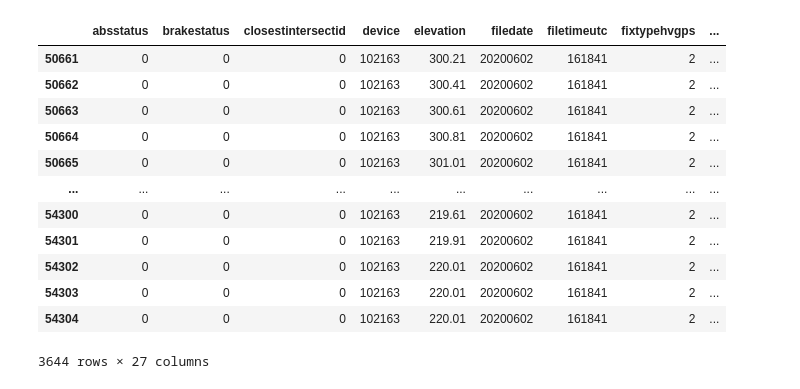
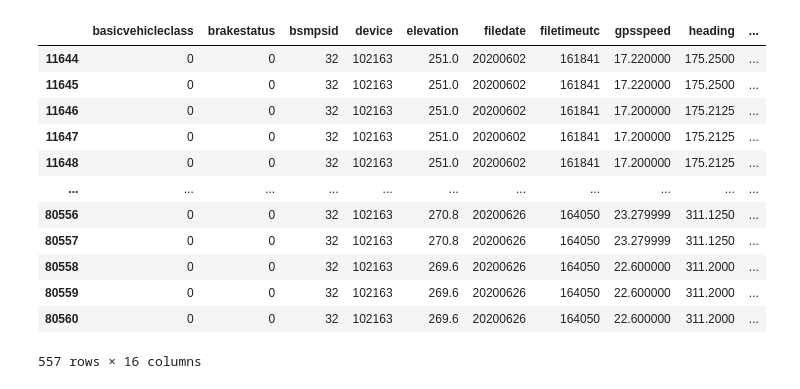
Before and after one commit to aglucky/HACK_IO_21, a Jupyter notebook: Data Stuff/Data Play.ipynb, the cells around one changed output. Saved outputs shown, nothing was run; the diff lists cells and outputs as text; code cells hidden in the pictures.

```diff
--- a/Data Stuff/Data Play.ipynb
+++ b/Data Stuff/Data Play.ipynb
@@ -36,36 +55,36 @@ summary_sample.loc[summary_sample['numwarnings'] >0]
 # %%
 trips_rvbsm = []
 trips_spat = []
 trips_host = []
 #Get device values for summary with numwarnings > 0 and assign to test row
 for index, row in summary_sample.loc[summary_sample['numwarnings'] > 0].iterrows():
     #Get all rows from each dataframe with same device value as test_row
     rvbsm_trip = rvbsm_sample.loc[rvbsm_sample['device'] == row['device']]
     spat_trip = spat_sample.loc[spat_sample['device'] == row['device']]
     host_trip = host_sample.loc[host_sample['device'] == row['device']]
 
     trips_rvbsm.append(rvbsm_trip)
     trips_spat.append(spat_trip)
     trips_host.append(host_trip)
 
 # print(len(trips_spat))
 # print(len(trips_rvbsm))
 # print(len(trips_host))
 
-trips_host[1]
-# trips_rvbsm[1]
+# trips_host[1]
+trips_rvbsm[1]
 # trips_spat[1]
 # %% [output]
-|  | absstatus | brakestatus | closestintersectid | device | elevation | filedate | filetimeutc | fixtypehvgps | ... |
-| 50661 | 0 | 0 | 0 | 102163 | 300.21 | 20200602 | 161841 | 2 | ... |
-| 50662 | 0 | 0 | 0 | 102163 | 300.41 | 20200602 | 161841 | 2 | ... |
-| 50663 | 0 | 0 | 0 | 102163 | 300.61 | 20200602 | 161841 | 2 | ... |
-| 50664 | 0 | 0 | 0 | 102163 | 300.81 | 20200602 | 161841 | 2 | ... |
-| 50665 | 0 | 0 | 0 | 102163 | 301.01 | 20200602 | 161841 | 2 | ... |
-| ... | ... | ... | ... | ... | ... | ... | ... | ... | ... |
-| 54300 | 0 | 0 | 0 | 102163 | 219.61 | 20200602 | 161841 | 2 | ... |
-| 54301 | 0 | 0 | 0 | 102163 | 219.91 | 20200602 | 161841 | 2 | ... |
-| 54302 | 0 | 0 | 0 | 102163 | 220.01 | 20200602 | 161841 | 2 | ... |
-| 54303 | 0 | 0 | 0 | 102163 | 220.01 | 20200602 | 161841 | 2 | ... |
-| 54304 | 0 | 0 | 0 | 102163 | 220.01 | 20200602 | 161841 | 2 | ... |
+|  | basicvehicleclass | brakestatus | bsmpsid | device | elevation | filedate | filetimeutc | gpsspeed | heading | ... |
+| 11644 | 0 | 0 | 32 | 102163 | 251.0 | 20200602 | 161841 | 17.220000 | 175.2500 | ... |
+| 11645 | 0 | 0 | 32 | 102163 | 251.0 | 20200602 | 161841 | 17.220000 | 175.2500 | ... |
+| 11646 | 0 | 0 | 32 | 102163 | 251.0 | 20200602 | 161841 | 17.200000 | 175.2125 | ... |
+| 11647 | 0 | 0 | 32 | 102163 | 251.0 | 20200602 | 161841 | 17.200000 | 175.2125 | ... |
+| 11648 | 0 | 0 | 32 | 102163 | 251.0 | 20200602 | 161841 | 17.200000 | 175.2125 | ... |
+| ... | ... | ... | ... | ... | ... | ... | ... | ... | ... | ... |
+| 80556 | 0 | 0 | 32 | 102163 | 270.8 | 20200626 | 164050 | 23.279999 | 311.1250 | ... |
+| 80557 | 0 | 0 | 32 | 102163 | 270.8 | 20200626 | 164050 | 23.279999 | 311.1250 | ... |
+| 80558 | 0 | 0 | 32 | 102163 | 269.6 | 20200626 | 164050 | 22.600000 | 311.2000 | ... |
+| 80559 | 0 | 0 | 32 | 102163 | 269.6 | 20200626 | 164050 | 22.600000 | 311.2000 | ... |
+| 80560 | 0 | 0 | 32 | 102163 | 269.6 | 20200626 | 164050 | 22.600000 | 311.2000 | ... |
-3644 rows × 27 columns
+557 rows × 16 columns
```
Also changed, not shown: parts of 1 cell of this notebook.
